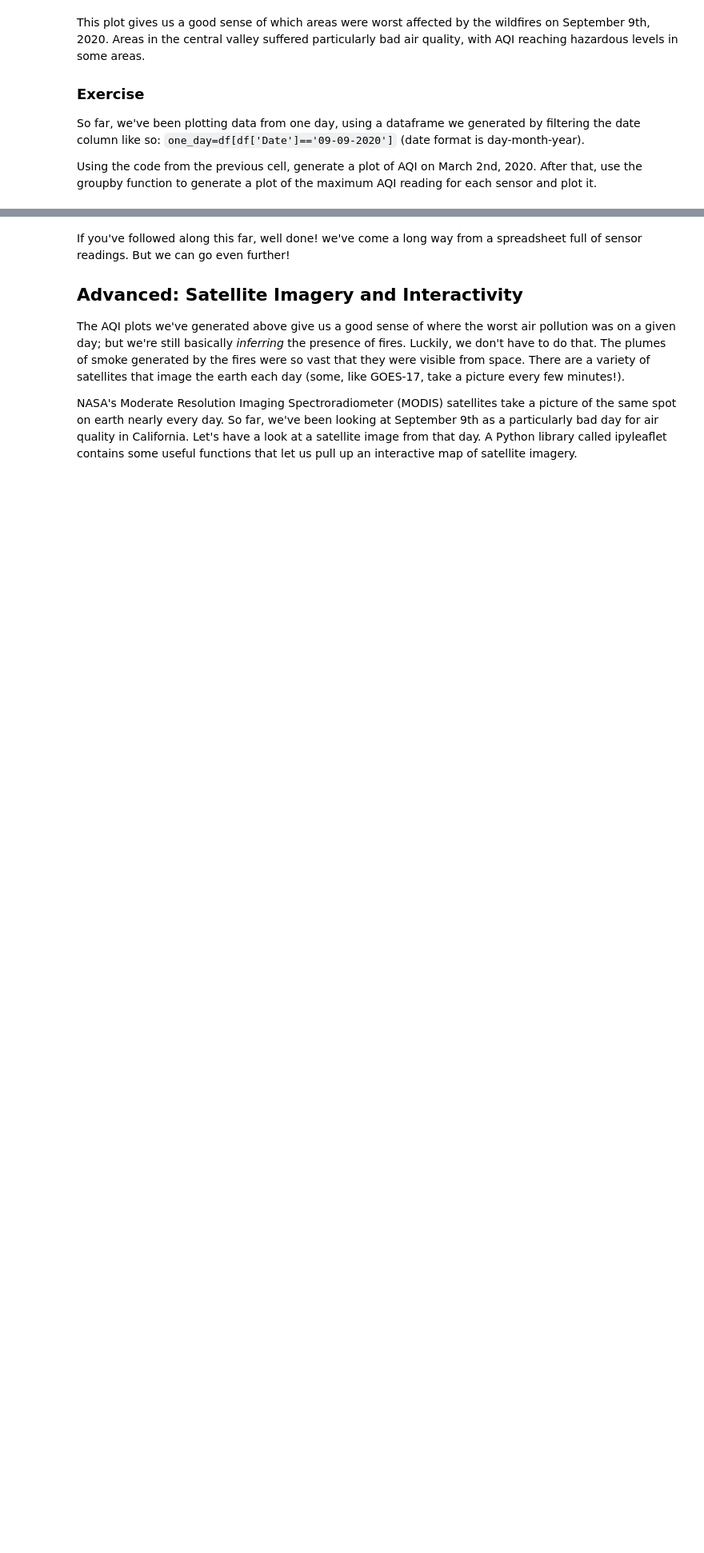
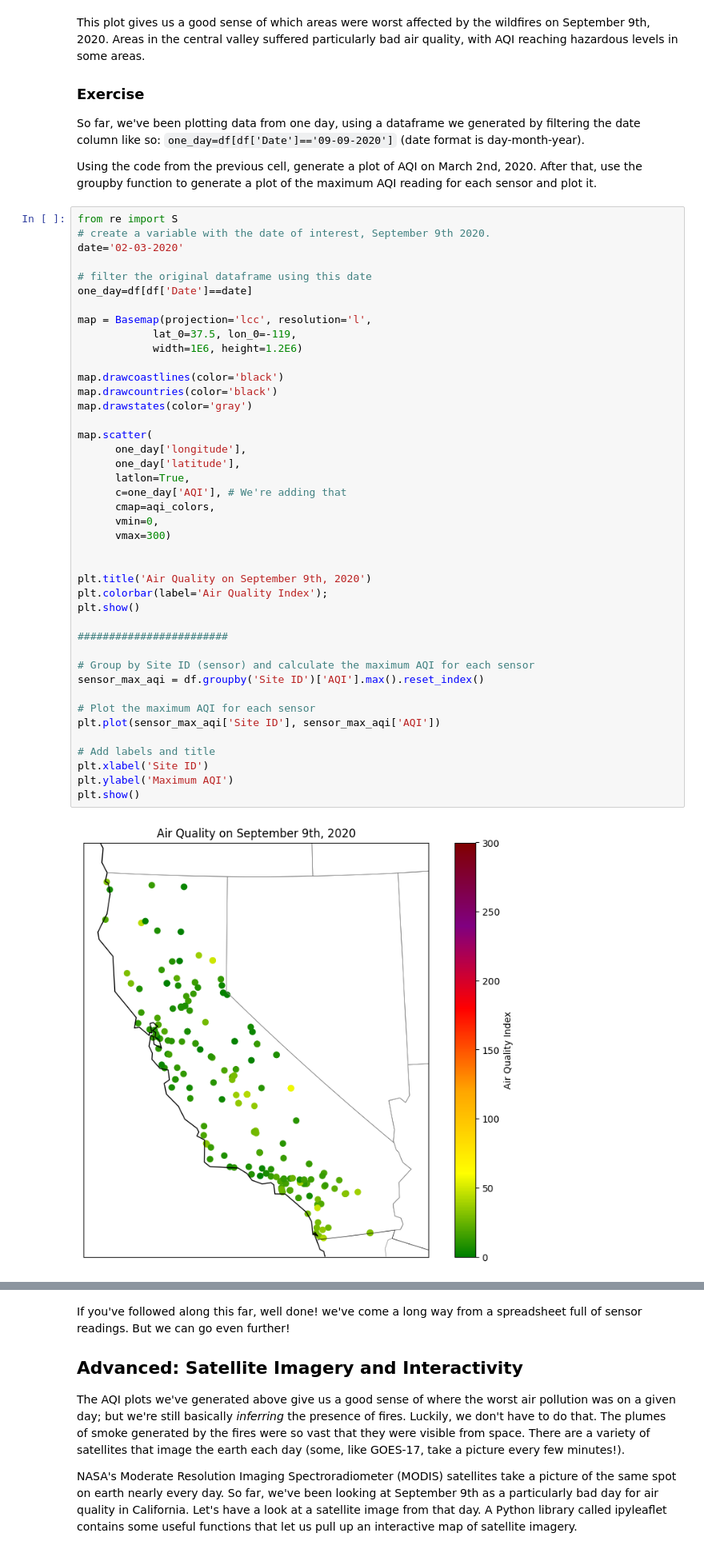
Before and after one commit to Bol-C14/QM2, a Jupyter notebook: notebooks/W03. Spatial Data.ipynb, the cells around one changed output, grey strips where cells are left out. Shown at 80% size. Drawn from its saved outputs; the diff is of its cells as text; blank space fills up the shorter version.

```diff
--- a/notebooks/W03. Spatial Data.ipynb
+++ b/notebooks/W03. Spatial Data.ipynb
@@ -362,3 +430,47 @@ This plot gives us a good sense of which areas were worst affected by the wildfi
 So far, we've been plotting data from one day, using a dataframe we generated by filtering the date column like so: `one_day=df[df['Date']=='09-09-2020']` (date format is day-month-year).
 
 Using the code from the previous cell, generate a plot of AQI on March 2nd, 2020. After that, use the groupby function to generate a plot of the maximum AQI reading for each sensor and plot it.
+# %%
+from re import S
+# create a variable with the date of interest, September 9th 2020.
+date='02-03-2020'
+
+# filter the original dataframe using this date
+one_day=df[df['Date']==date]
+
+map = Basemap(projection='lcc', resolution='l',
+            lat_0=37.5, lon_0=-119,
+            width=1E6, height=1.2E6)
+
+map.drawcoastlines(color='black')
+map.drawcountries(color='black')
+map.drawstates(color='gray')
+
+map.scatter(
+      one_day['longitude'],
+      one_day['latitude'],
+      latlon=True,
+      c=one_day['AQI'], # We're adding that
+      cmap=aqi_colors,
+      vmin=0,
+      vmax=300)
+
+
+plt.title('Air Quality on September 9th, 2020')
+plt.colorbar(label='Air Quality Index');
+plt.show()
+
+########################
+
+# Group by Site ID (sensor) and calculate the maximum AQI for each sensor
+sensor_max_aqi = df.groupby('Site ID')['AQI'].max().reset_index()
+
+# Plot the maximum AQI for each sensor
+plt.plot(sensor_max_aqi['Site ID'], sensor_max_aqi['AQI'])
+
+# Add labels and title
+plt.xlabel('Site ID')
+plt.ylabel('Maximum AQI')
+plt.show()
+# %% [output]
+[figure, added]
```
Also changed, not shown: parts of 17 cells of this notebook.
